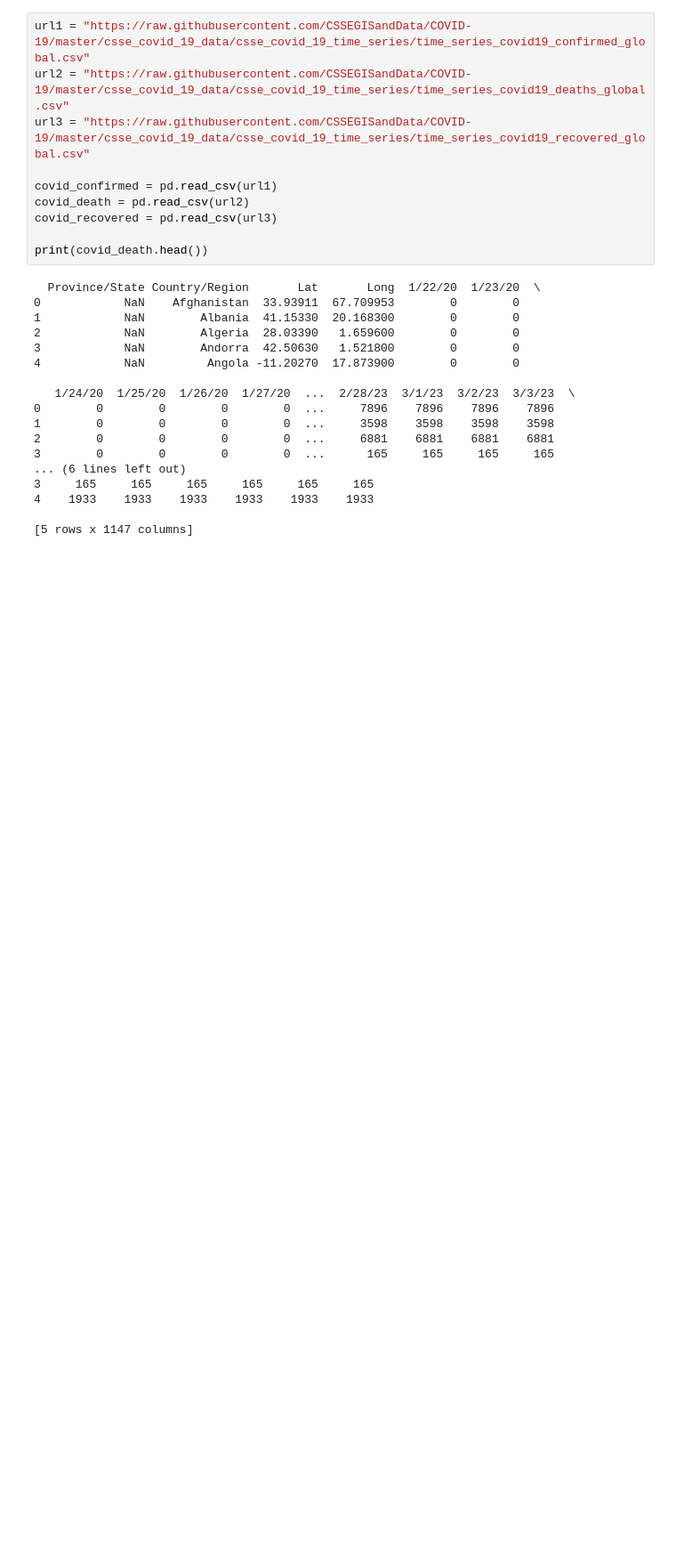
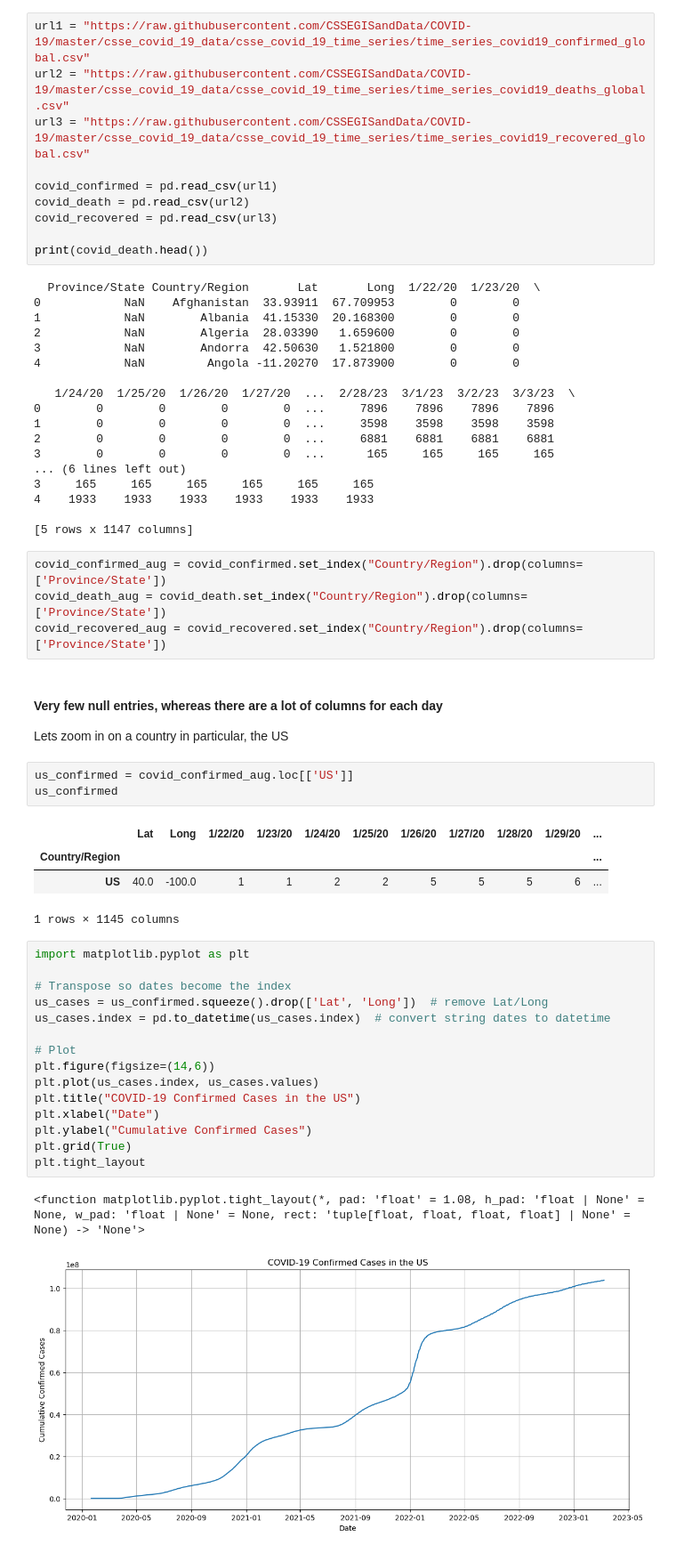
Before and after one commit to RaghavDewangan/Covid-Outbreak-Prediction, a Jupyter notebook: pred.ipynb, the cells around one changed output. Shown: that part at 89% size. Saved outputs shown, nothing was run; the diff lists cells and outputs as text; blank space fills up the shorter version.

```diff
--- a/pred.ipynb
+++ b/pred.ipynb
@@ -38,3 +35,36 @@ print(covid_death.head())
 4    1933    1933    1933    1933    1933    1933
 
 [5 rows x 1147 columns]
+# %%
+covid_confirmed_aug = covid_confirmed.set_index("Country/Region").drop(columns=['Province/State'])
+covid_death_aug = covid_death.set_index("Country/Region").drop(columns=['Province/State'])
+covid_recovered_aug = covid_recovered.set_index("Country/Region").drop(columns=['Province/State'])
+# %% [markdown]
+#### Very few null entries, whereas there are a lot of columns for each day
+Lets zoom in on a country in particular, the US
+# %%
+us_confirmed = covid_confirmed_aug.loc[['US']]
+us_confirmed
+# %% [output]
+|  | Lat | Long | 1/22/20 | 1/23/20 | 1/24/20 | 1/25/20 | 1/26/20 | 1/27/20 | 1/28/20 | 1/29/20 | ... |
+| Country/Region |  |  |  |  |  |  |  |  |  |  | ... |
+| US | 40.0 | -100.0 | 1 | 1 | 2 | 2 | 5 | 5 | 5 | 6 | ... |
+1 rows × 1145 columns
+# %%
+import matplotlib.pyplot as plt
+
+# Transpose so dates become the index
+us_cases = us_confirmed.squeeze().drop(['Lat', 'Long'])  # remove Lat/Long
+us_cases.index = pd.to_datetime(us_cases.index)  # convert string dates to datetime
+
+# Plot
+plt.figure(figsize=(14,6))
+plt.plot(us_cases.index, us_cases.values)
+plt.title("COVID-19 Confirmed Cases in the US")
+plt.xlabel("Date")
+plt.ylabel("Cumulative Confirmed Cases")
+plt.grid(True)
+plt.tight_layout
+# %% [output]
+<function matplotlib.pyplot.tight_layout(*, pad: 'float' = 1.08, h_pad: 'float | None' = None, w_pad: 'float | None' = None, rect: 'tuple[float, float, float, float] | None' = None) -> 'None'>
+[figure, added]
```
Also changed, not shown: parts of 2 cells of this notebook, 3 other files.
